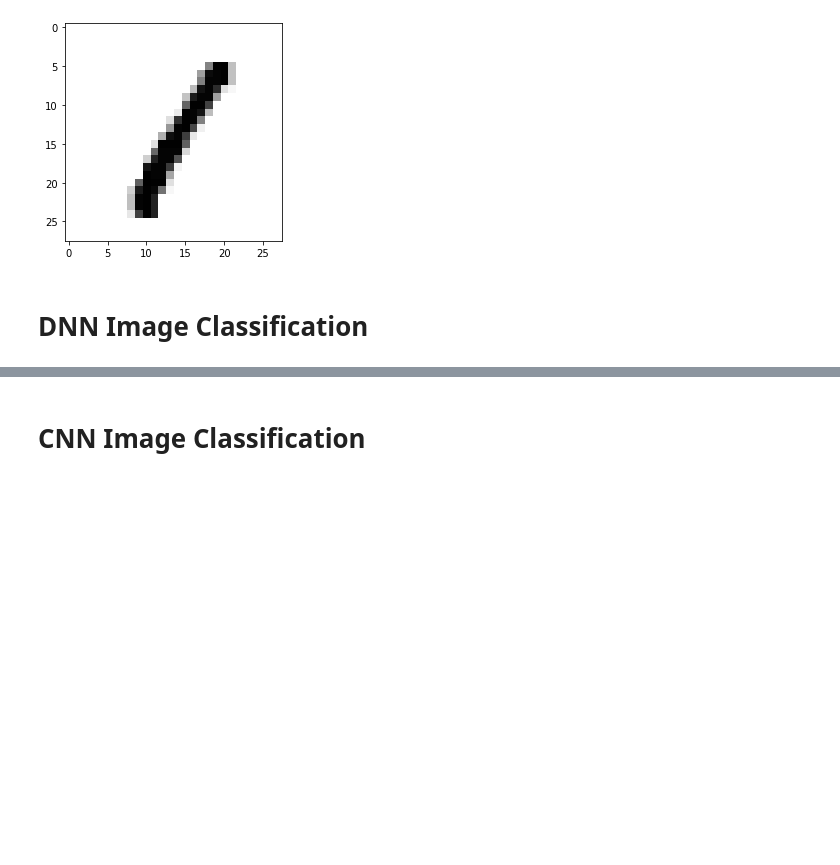
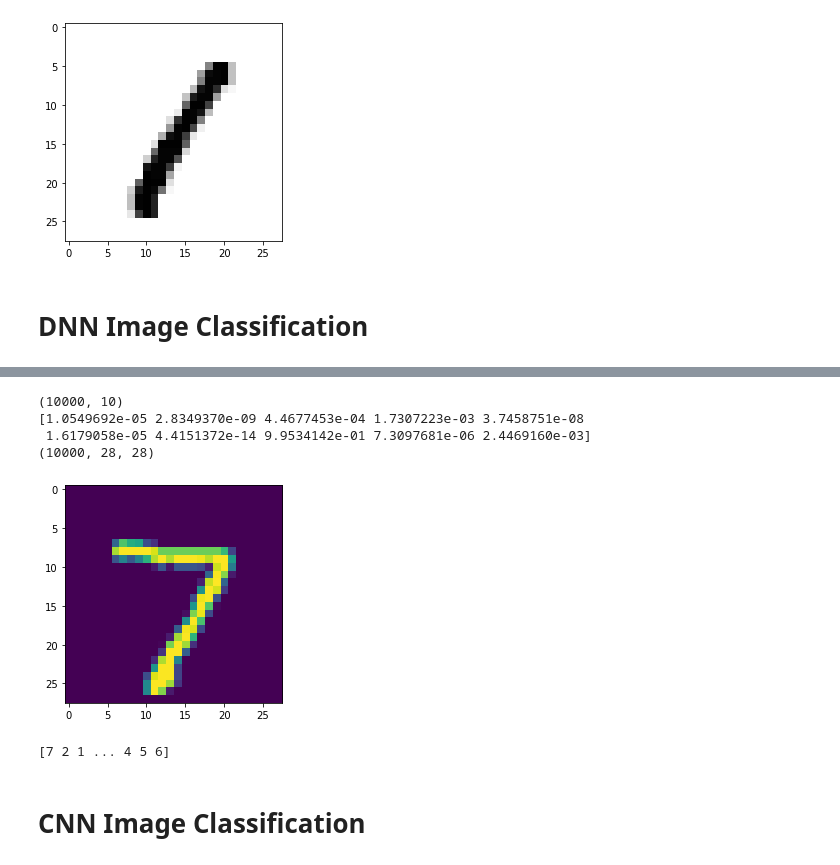
Before and after one commit to dhrim/chungbuk_2021, a Jupyter notebook: material/deep_learning/image_classification.ipynb, the cells around one changed output, grey strips where cells are left out. Cells and saved outputs as stored; diff of their text form; code cells hidden in the pictures; blank space fills up the shorter version.

Commit message:
image_classification.ipynb  오류 수정

```diff
--- a/material/deep_learning/image_classification.ipynb
+++ b/material/deep_learning/image_classification.ipynb
@@ -93,4 +122,23 @@ acc= 0.929
 [7 2 1 ... 4 5 6]
+# %%
+y_ = model.predict(test_x)
+print(y_.shape)
+print(y_[0])
+
+print(test_x.shape)
+plt.imshow(test_x[0])
+plt.show()
+
+predicted = np.argmax(y_, axis=1)
+
+print(predicted)
+# %% [output]
+(10000, 10)
+[1.0549692e-05 2.8349370e-09 4.4677453e-04 1.7307223e-03 3.7458751e-08
+ 1.6179058e-05 4.4151372e-14 9.9534142e-01 7.3097681e-06 2.4469160e-03]
+(10000, 28, 28)
+[figure, added]
+[7 2 1 ... 4 5 6]
 # %% [markdown]
 # CNN Image Classification
 # %%
```
Also changed, not shown: parts of 13 cells of this notebook.
